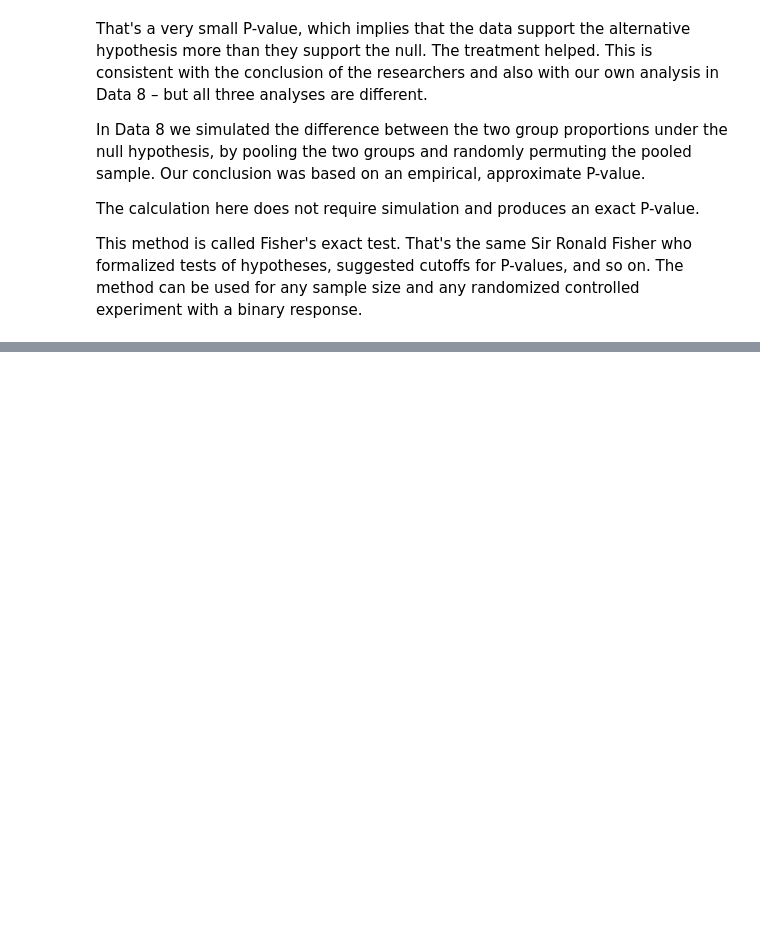
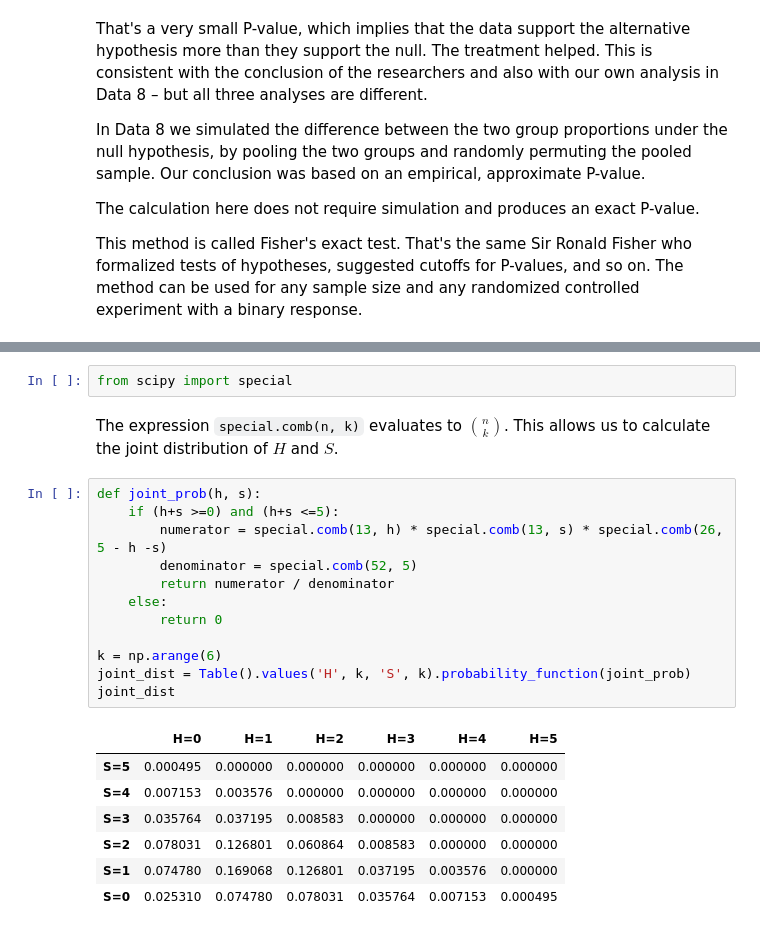
Before and after one commit to prob140/textbook, a Jupyter notebook: notebooks/Chapter_06/03_Hypergeometric_Distribution.ipynb, the cells around one changed output, grey strips where cells are left out. Saved outputs shown, nothing was run; the diff lists cells and outputs as text; blank space fills up the shorter version.

```diff
--- a/notebooks/Chapter_06/03_Hypergeometric_Distribution.ipynb
+++ b/notebooks/Chapter_06/03_Hypergeometric_Distribution.ipynb
@@ -144,0 +157,24 @@ This method is called Fisher's exact test. That's the same Sir Ronald Fisher who
+# %%
+from scipy import special
+# %% [markdown]
+The expression `special.comb(n, k)` evaluates to $\binom{n}{k}$. This allows us to calculate the joint distribution of $H$ and $S$.
+# %%
+def joint_prob(h, s):
+    if (h+s >=0) and (h+s <=5):
+        numerator = special.comb(13, h) * special.comb(13, s) * special.comb(26, 5 - h -s)
+        denominator = special.comb(52, 5)
+        return numerator / denominator
+    else:
+        return 0
+
+k = np.arange(6)
+joint_dist = Table().values('H', k, 'S', k).probability_function(joint_prob)
+joint_dist
+# %% [output]
+|  | H=0 | H=1 | H=2 | H=3 | H=4 | H=5 |
+| S=5 | 0.000495 | 0.000000 | 0.000000 | 0.000000 | 0.000000 | 0.000000 |
+| S=4 | 0.007153 | 0.003576 | 0.000000 | 0.000000 | 0.000000 | 0.000000 |
+| S=3 | 0.035764 | 0.037195 | 0.008583 | 0.000000 | 0.000000 | 0.000000 |
+| S=2 | 0.078031 | 0.126801 | 0.060864 | 0.008583 | 0.000000 | 0.000000 |
+| S=1 | 0.074780 | 0.169068 | 0.126801 | 0.037195 | 0.003576 | 0.000000 |
+| S=0 | 0.025310 | 0.074780 | 0.078031 | 0.035764 | 0.007153 | 0.000495 |
```
Also changed, not shown: parts of 10 cells of this notebook.
